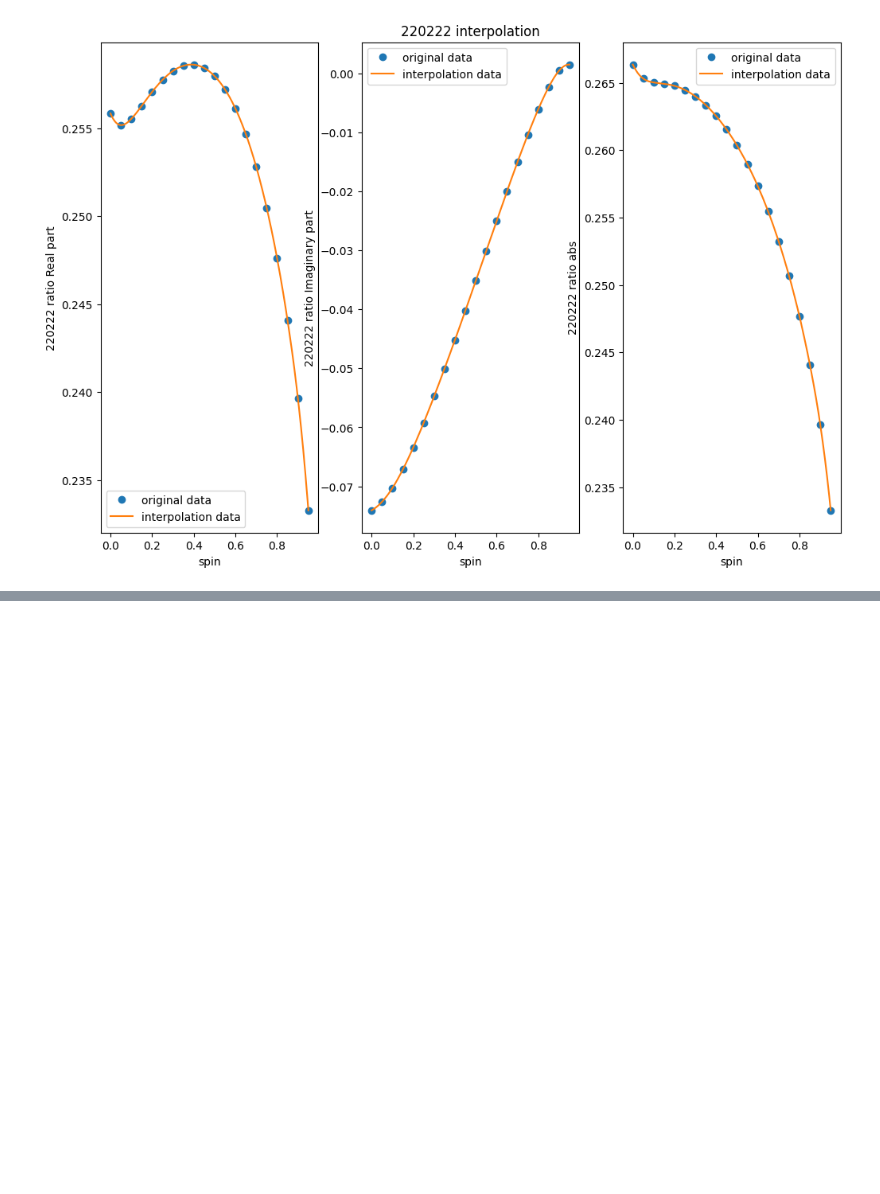
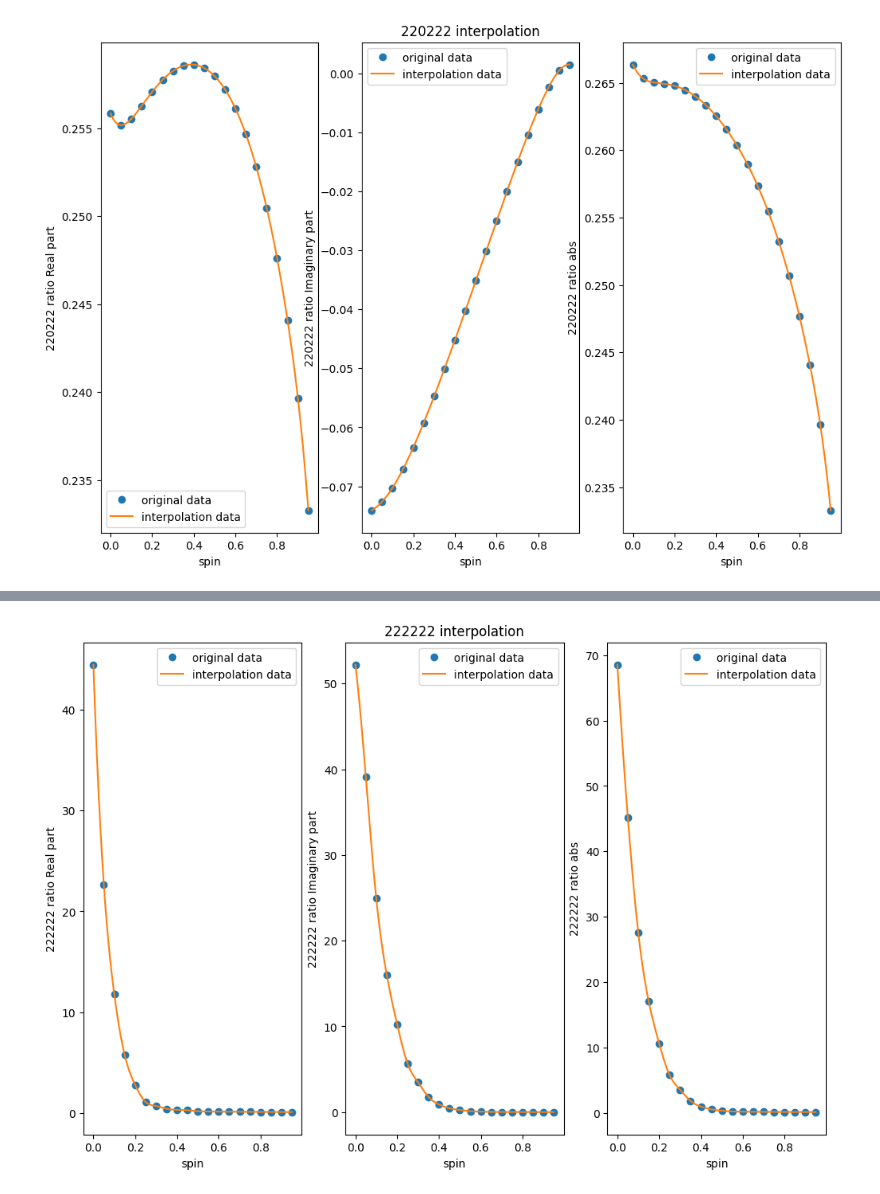
Before and after one commit to yi-fan-wang/TestingGR_with_Gravwaves, a Jupyter notebook: pytgr/data/interpolate_quadratic.ipynb, the cells around one changed output, grey strips where cells are left out. Drawn from its saved outputs; the diff is of its cells as text; code cells hidden in the pictures; blank space fills up the shorter version.

```diff
--- a/pytgr/data/interpolate_quadratic.ipynb
+++ b/pytgr/data/interpolate_quadratic.ipynb
@@ -222,0 +215,5 @@ get_plot(load_spin, load_ratio, load_interp, '220222')
+# %%
+load_interp, load_spin, load_ratio = load_interpolation_function('spin_222222_interpolation.npy', '222222')
+get_plot(load_spin, load_ratio, load_interp, '222222')
+# %% [output]
+[figure, added]
```
Also changed, not shown: parts of 5 cells of this notebook, 1 other file.
